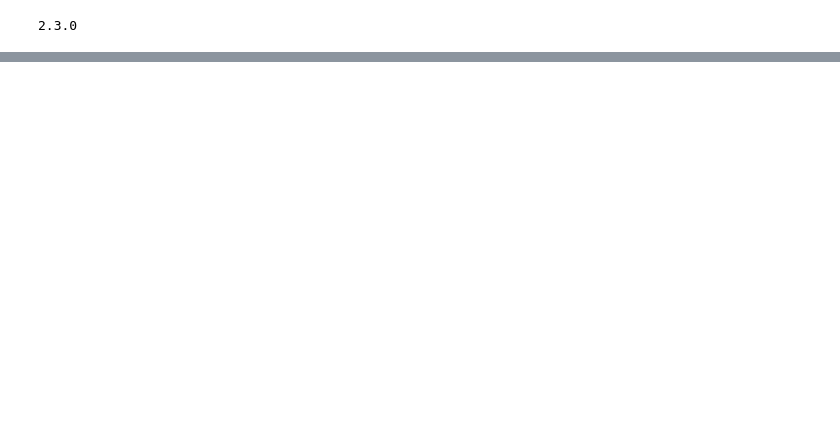
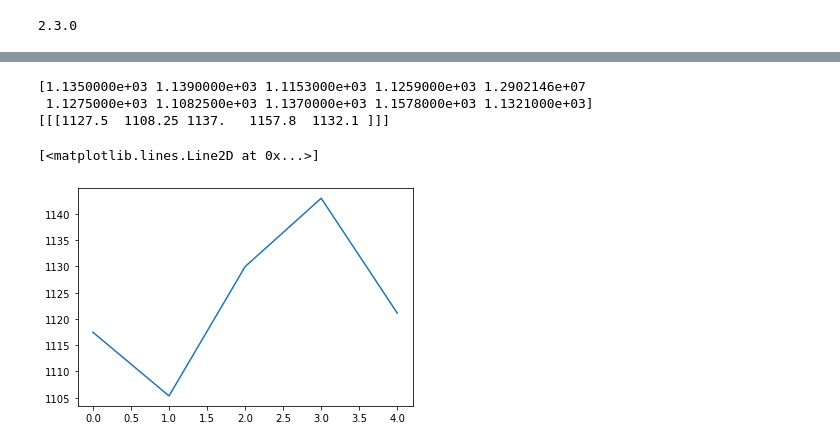
Before and after one commit to akki2503/Stock_market_predicting_dashboard, a Jupyter notebook: try_2.ipynb, the cells around one changed output, grey strips where cells are left out. Drawn from its saved outputs; the diff is of its cells as text; code cells hidden in the pictures; blank space fills up the shorter version.

```diff
--- a/try_2.ipynb
+++ b/try_2.ipynb
@@ -148,0 +201,7 @@ plt.show()
+# %%
+import tensorflow.keras.backend as K
+x_train_lstm = np.asarray(x_train_lstm).astype(np.float32)
+y_train_lstm = np.asarray(y_train_lstm).astype(np.float32)
+x_test_lstm = np.asarray(x_test_lstm).astype(np.float32)
+y_test_lstm = np.asarray(y_test_lstm).astype(np.float32)
+print(x_train_lstm.shape)
@@ -148,0 +277,43 @@ plt.show()
+# %%
+opens, high, low, close, volume, shift1, shift2, shift3, shift4, shift5 = \
+    [1135.00,1139.00,1115.30,1125.90,12902146, 1127.50, 1108.25, 1137.00, 1157.80, 1132.10]
+inputs = np.array([opens, high, low, close, volume, shift1, shift2, shift3, shift4, shift5])
+print(inputs)
+x_train_l = inputs[5:10]
+x_train_l = x_train_l.reshape(1,1,x_train_l.shape[0])
+x_train_l = np.asarray(x_train_l).astype(np.float32)
+print(x_train_l)
+
+def forecast_lstm(model, x, n_batch):
+    fore = list()
+    x = x.reshape(1, 1, x.shape[1])
+    forecast = model.predict(x, batch_size=n_batch)
+    x_new = np.array([x for x in forecast[0,:]])
+    x_prev = x.reshape(5)
+    x_next = np.append(x_prev[1:5],x_new)
+    fore =np.append(fore, x_new)
+
+    for i in range(4):
+        x = x_next.reshape(1, 1, 5)
+        forecast = model.predict(x, batch_size=n_batch)
+        x_new = [x for x in forecast[0,:]]
+        x_prev = x.reshape(5)
+        x_next = np.append(x_prev[1:5],x_new)
+        fore = np.append(fore, x_new)
+
+    return fore
+
+forecasts = list()
+for i in range(len(x_train_l)):
+    x= x_train_l[i,:]
+    fore = forecast_lstm(lstm_model, x , 1)
+    forecasts = np.append(forecasts, fore)
+
+y_pred_l = (forecasts)
+plt.plot(y_pred_l, label='lstm_pred')
+# %% [output]
+[1.1350000e+03 1.1390000e+03 1.1153000e+03 1.1259000e+03 1.2902146e+07
+ 1.1275000e+03 1.1082500e+03 1.1370000e+03 1.1578000e+03 1.1321000e+03]
+[[[1127.5  1108.25 1137.   1157.8  1132.1 ]]]
+[<matplotlib.lines.Line2D at 0x...>]
+[figure, added]
```
Also changed, not shown: parts of 12 cells of this notebook, 3 other files.
